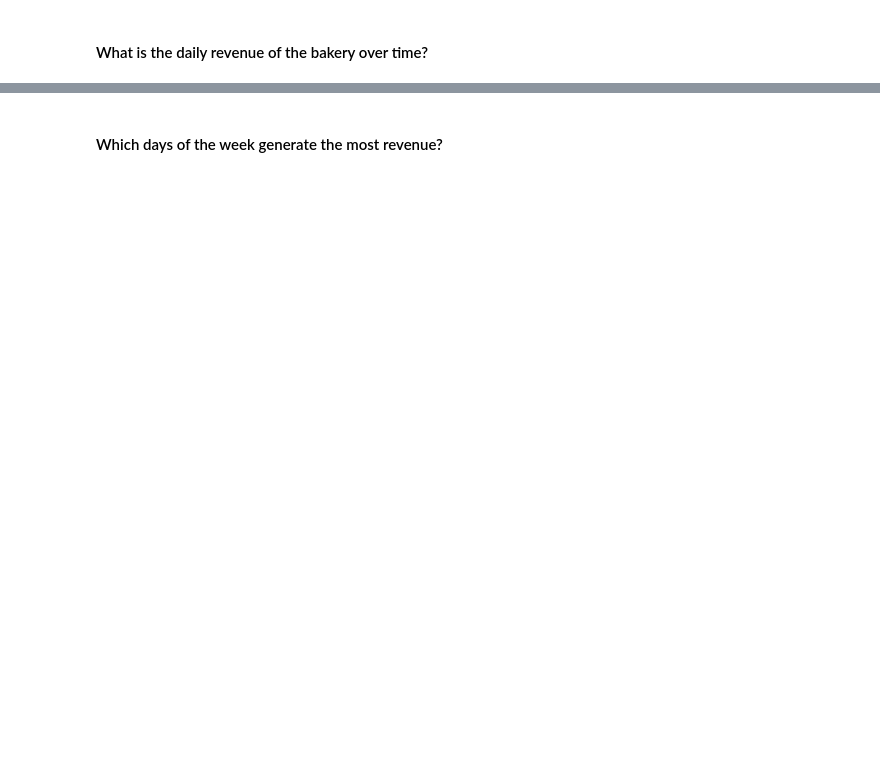
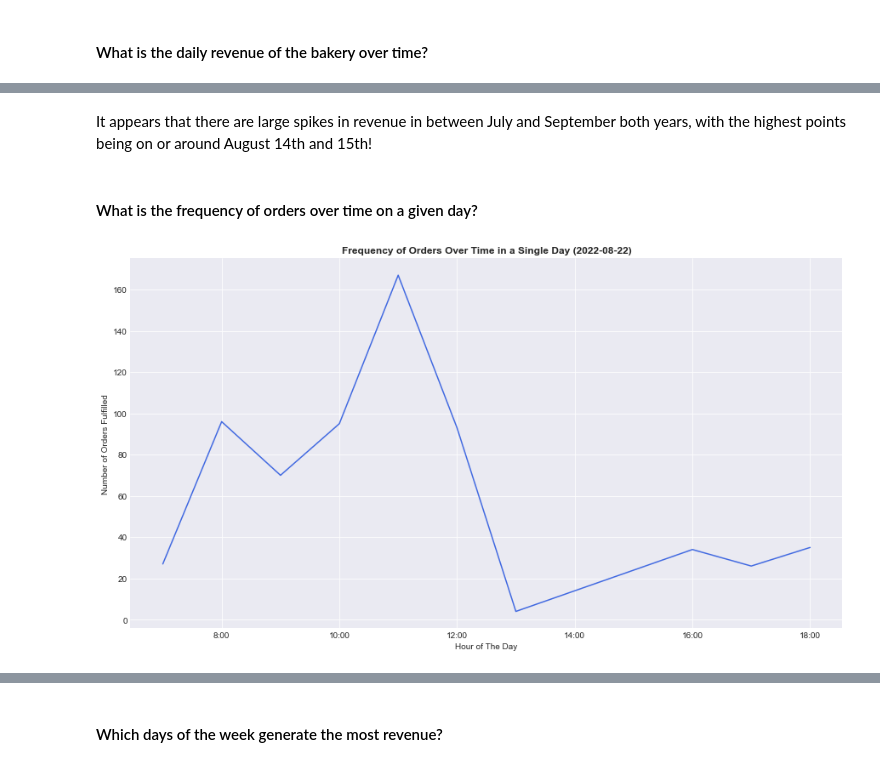
Before and after one commit to TrinityGahagen2K/french-bakery-analysis, a Jupyter notebook: french_bakery_analysis.ipynb, the cells around one changed output, grey strips where cells are left out. Saved outputs shown, nothing was run; the diff lists cells and outputs as text; code cells hidden in the pictures; blank space fills up the shorter version.

```diff
--- a/french_bakery_analysis.ipynb
+++ b/french_bakery_analysis.ipynb
@@ -226,0 +268,3 @@ bakery.head()
+# %%
+bakery['time_dt'] = bakery['date'].dt.strftime("%Y-%m-%d") + " " + bakery['time']
+bakery['time_dt'] = pd.to_datetime(bakery['time_dt'])
@@ -226,0 +280,3 @@ bakery.head()
+# %%
+bakery['hour'] = bakery['time_dt'].dt.hour
+bakery['hour'].head()
@@ -241,0 +376,20 @@ ax.set_title('Daily Revenue over Time');
+# %% [markdown]
+It appears that there are large spikes in revenue in between July and September both years, with the highest points being on or around August 14th and 15th!
+# %% [markdown]
+#### What is the frequency of orders over time on a given day?
+# %%
+random_day = bakery['date'].sample(n=1, random_state=42).iloc[0]
+
+random_day_df = bakery.loc[bakery['date'] == random_day]
+random_day_df
+data = random_day_df.groupby('hour')['ticket_number'].size()
+
+fig, ax = plt.subplots(figsize=(15, 8))
+ax.plot(data.index, data, color='royalblue')
+ax.set_xlabel('Hour of The Day')
+ax.set_ylabel('Number of Orders Fulfilled')
+ax.set_title('Frequency of Orders Over Time in a Single Day (' +  random_day.strftime('%Y-%m-%d') + ')')
+ax.yaxis.set_major_formatter(FuncFormatter(lambda y, _: '{:,.0f}'.format(y)))
+ax.xaxis.set_major_formatter(FuncFormatter(lambda x, _: f'{x:.0f}:00'))
+# %% [output]
+[figure, added]
```
Also changed, not shown: parts of 34 cells of this notebook.
